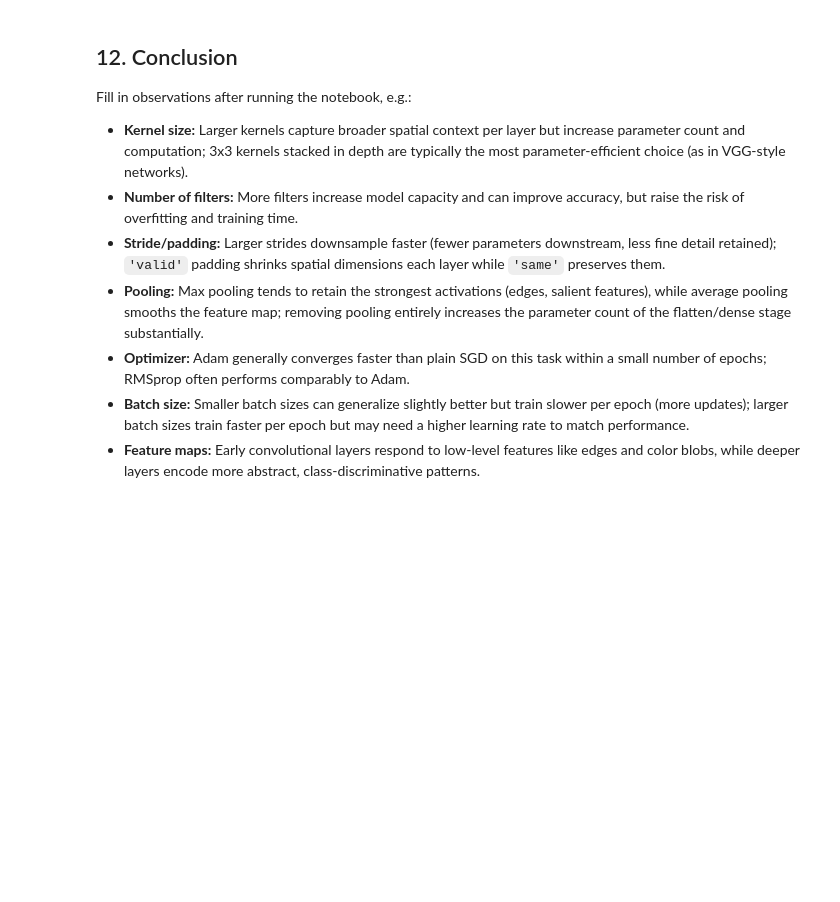
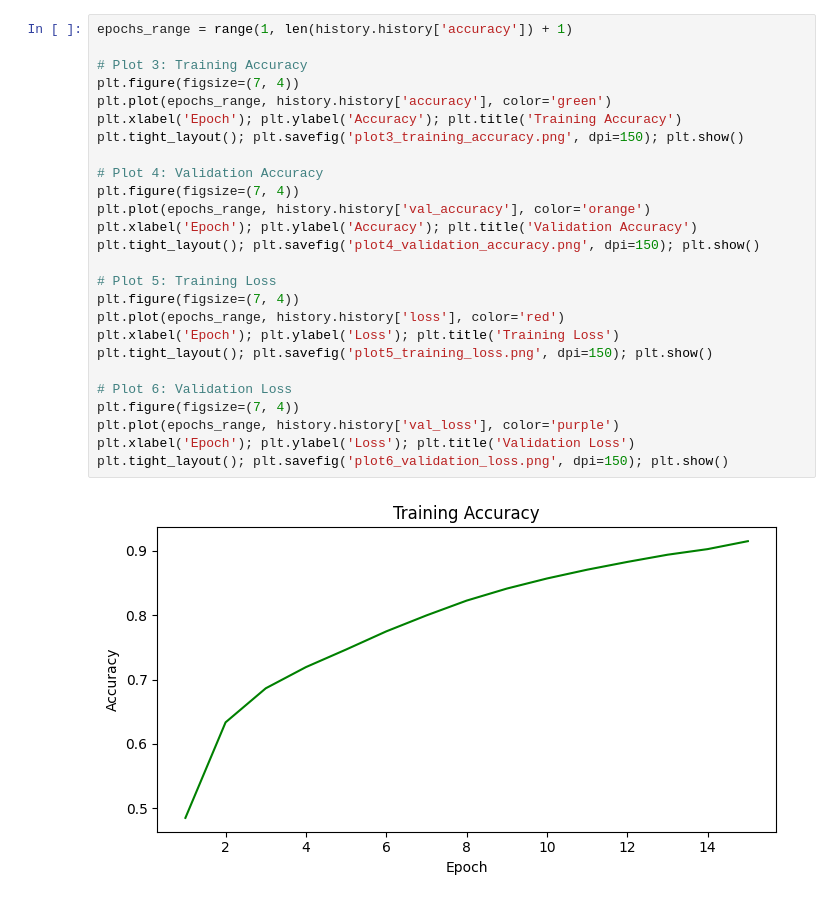
Before and after one commit to Dhanush7-tech/Deep-Learning-LAB, a Jupyter notebook: Lab-3/DeepLearning_Lab_3.ipynb, the cells around one changed output. Drawn from its saved outputs; the diff is of its cells as text; blank space fills up the shorter version.

```diff
--- a/Lab-3/DeepLearning_Lab_3.ipynb
+++ b/Lab-3/DeepLearning_Lab_3.ipynb
@@ -476,23 +741,28 @@ plt.show()
-# %% [markdown]
-## 12. Conclusion
-
-Fill in observations after running the notebook, e.g.:
-
-- **Kernel size:** Larger kernels capture broader spatial context per layer but increase
-  parameter count and computation; 3x3 kernels stacked in depth are typically the most
-  parameter-efficient choice (as in VGG-style networks).
-- **Number of filters:** More filters increase model capacity and can improve accuracy,
-  but raise the risk of overfitting and training time.
-- **Stride/padding:** Larger strides downsample faster (fewer parameters downstream, less
-  fine detail retained); `'valid'` padding shrinks spatial dimensions each layer while
-  `'same'` preserves them.
-- **Pooling:** Max pooling tends to retain the strongest activations (edges, salient
-  features), while average pooling smooths the feature map; removing pooling entirely
-  increases the parameter count of the flatten/dense stage substantially.
-- **Optimizer:** Adam generally converges faster than plain SGD on this task within a
-  small number of epochs; RMSprop often performs comparably to Adam.
-- **Batch size:** Smaller batch sizes can generalize slightly better but train slower per
-  epoch (more updates); larger batch sizes train faster per epoch but may need a higher
-  learning rate to match performance.
-- **Feature maps:** Early convolutional layers respond to low-level features like edges
-  and color blobs, while deeper layers encode more abstract, class-discriminative patterns.
+# %%
+epochs_range = range(1, len(history.history['accuracy']) + 1)
+
+# Plot 3: Training Accuracy
+plt.figure(figsize=(7, 4))
+plt.plot(epochs_range, history.history['accuracy'], color='green')
+plt.xlabel('Epoch'); plt.ylabel('Accuracy'); plt.title('Training Accuracy')
+plt.tight_layout(); plt.savefig('plot3_training_accuracy.png', dpi=150); plt.show()
+
+# Plot 4: Validation Accuracy
+plt.figure(figsize=(7, 4))
+plt.plot(epochs_range, history.history['val_accuracy'], color='orange')
+plt.xlabel('Epoch'); plt.ylabel('Accuracy'); plt.title('Validation Accuracy')
+plt.tight_layout(); plt.savefig('plot4_validation_accuracy.png', dpi=150); plt.show()
+
+# Plot 5: Training Loss
+plt.figure(figsize=(7, 4))
+plt.plot(epochs_range, history.history['loss'], color='red')
+plt.xlabel('Epoch'); plt.ylabel('Loss'); plt.title('Training Loss')
+plt.tight_layout(); plt.savefig('plot5_training_loss.png', dpi=150); plt.show()
+
+# Plot 6: Validation Loss
+plt.figure(figsize=(7, 4))
+plt.plot(epochs_range, history.history['val_loss'], color='purple')
+plt.xlabel('Epoch'); plt.ylabel('Loss'); plt.title('Validation Loss')
+plt.tight_layout(); plt.savefig('plot6_validation_loss.png', dpi=150); plt.show()
+# %% [output]
+[figure, added]
```
Also changed, not shown: parts of 35 cells of this notebook.
